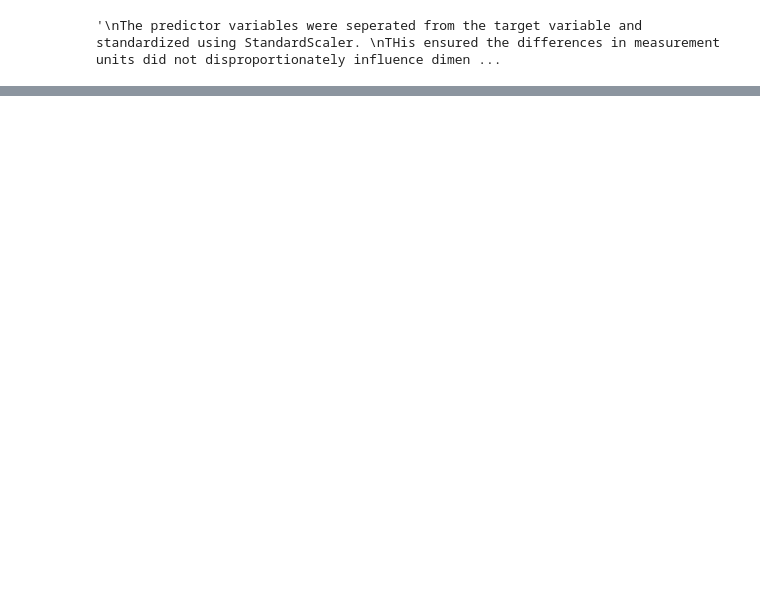
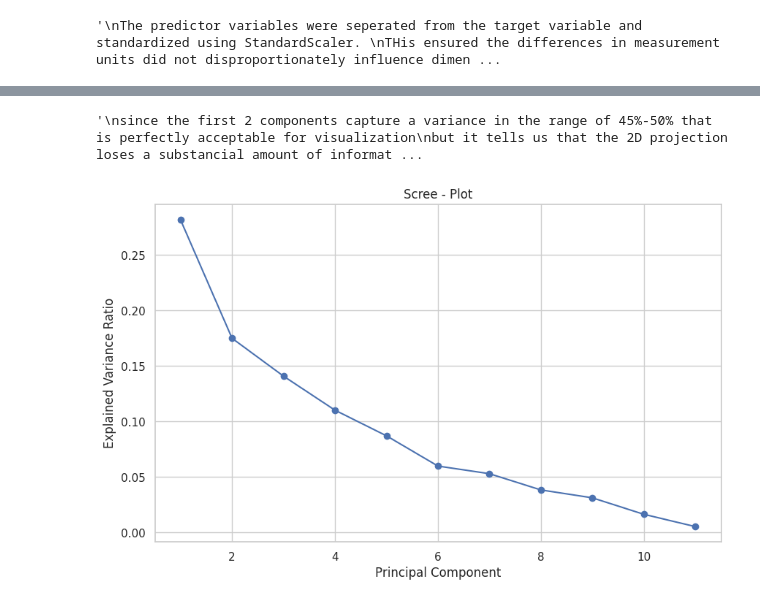
Before and after one commit to j1ere/MDS, a Jupyter notebook: whine quality dataset.ipynb, the cells around one changed output, grey strips where cells are left out. Cells and saved outputs as stored; diff of their text form; code cells hidden in the pictures; blank space fills up the shorter version.

```diff
--- a/whine quality dataset.ipynb
+++ b/whine quality dataset.ipynb
@@ -639,0 +658,6 @@ suitable for both PCA and MDS
+# %%
+from sklearn.decomposition import PCA
+
+pca = PCA()
+
+pca.fit(X_scaled)
@@ -639,0 +666,4 @@ suitable for both PCA and MDS
+# %%
+explained_variance = pca.explained_variance_ratio_
+
+explained_variance
@@ -639,0 +695,32 @@ suitable for both PCA and MDS
+# %%
+#how much variance does the first component explain? => 0.28
+#how much variance do the first 2 components explain? => 0.456
+#how many components are required to retain about 90% of the variance? => 6 components
+
+"""
+since the first 2 components capture a variance in the range of 45%-50% that is perfectly acceptable for visualization
+but it tells us that the 2D projection loses a substancial amount of information.
+
+This is one reason we will later compare PCA and MDS
+"""
+# %% [output]
+'\nsince the first 2 components capture a variance in the range of 45%-50% that is perfectly acceptable for visualization\nbut it tells us that the 2D projection loses a substancial amount of informat ...
+# %%
+#Scree-plot
+
+#a scree-plot helps visualize the contribution of each principle component
+
+plt.figure(figsize=(10,6))
+
+plt.plot(
+    range(1, len(explained_variance)+1),
+    explained_variance,
+    marker="o"
+)
+
+plt.xlabel("Principal Component")
+plt.ylabel("Explained Variance Ratio")
+plt.title("Scree - Plot")
+plt.grid(True)
+# %% [output]
+[figure, added]
```
Also changed, not shown: parts of 25 cells of this notebook.
